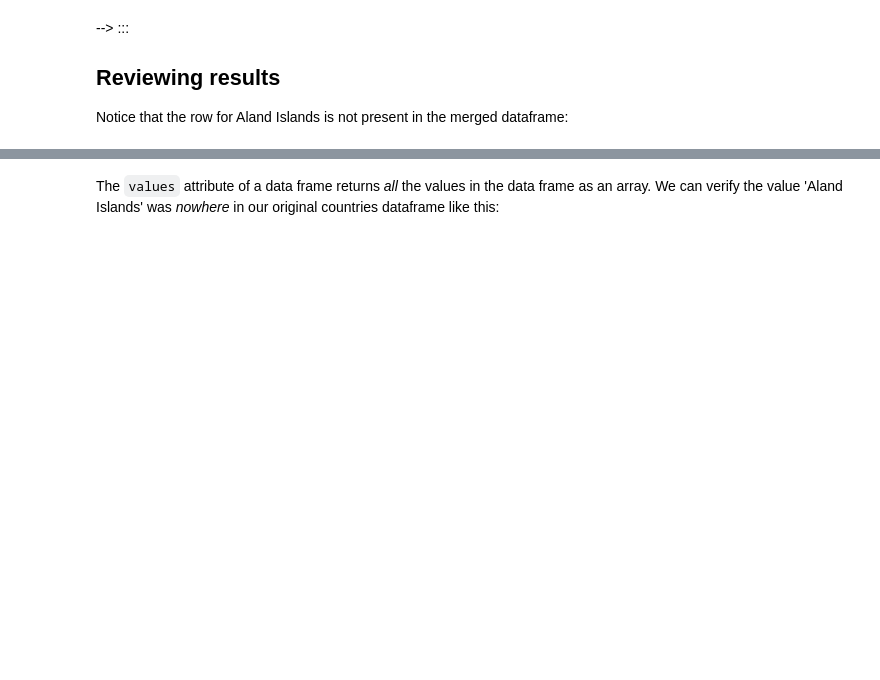
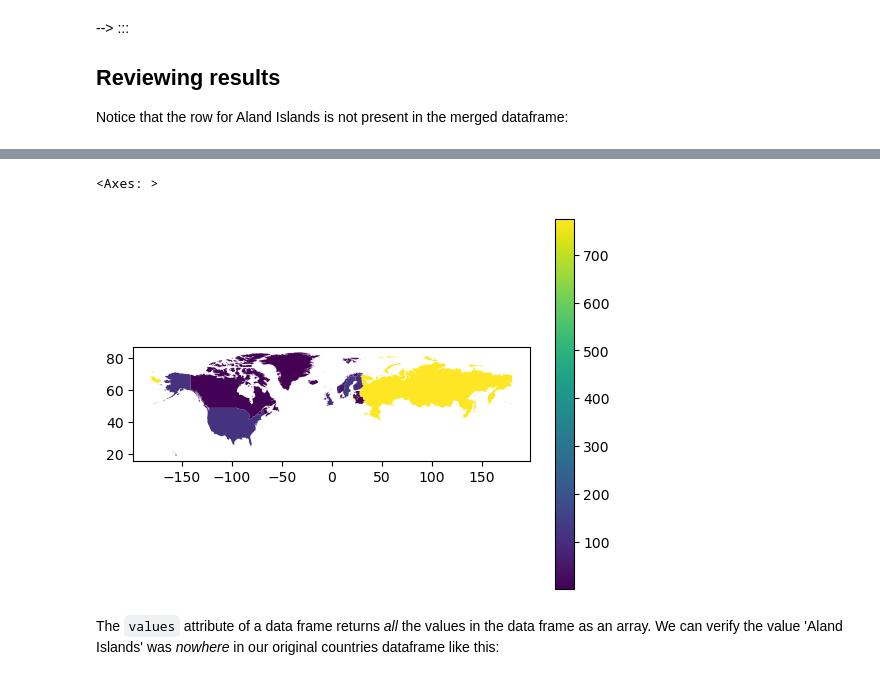
Before and after one commit to MEDS-eds-220/MEDS-eds-220-course, a Jupyter notebook: book/chapters/lesson-12-merge-data/lesson-12-merge-data.ipynb, the cells around one changed output, grey strips where cells are left out. Drawn from its saved outputs; the diff is of its cells as text; code cells hidden in the pictures; blank space fills up the shorter version.

```diff
--- a/book/chapters/lesson-12-merge-data/lesson-12-merge-data.ipynb
+++ b/book/chapters/lesson-12-merge-data/lesson-12-merge-data.ipynb
@@ -207,3 +310,10 @@ arctic_countries
+# %%
+df2 = gpd.read_file('arctic_communities.geojson')
+df2.plot(column='n_communities',
+                      legend=True)
+# %% [output]
+<Axes: >
+[figure, added]
 # %% [markdown]
 The `values` attribute of a data frame returns *all* the values in the data frame as an array. We can verify the value 'Aland Islands' was *nowhere* in our original countries dataframe like this:
 # %%
```
Also changed, not shown: parts of 19 cells of this notebook, 28 other files.
